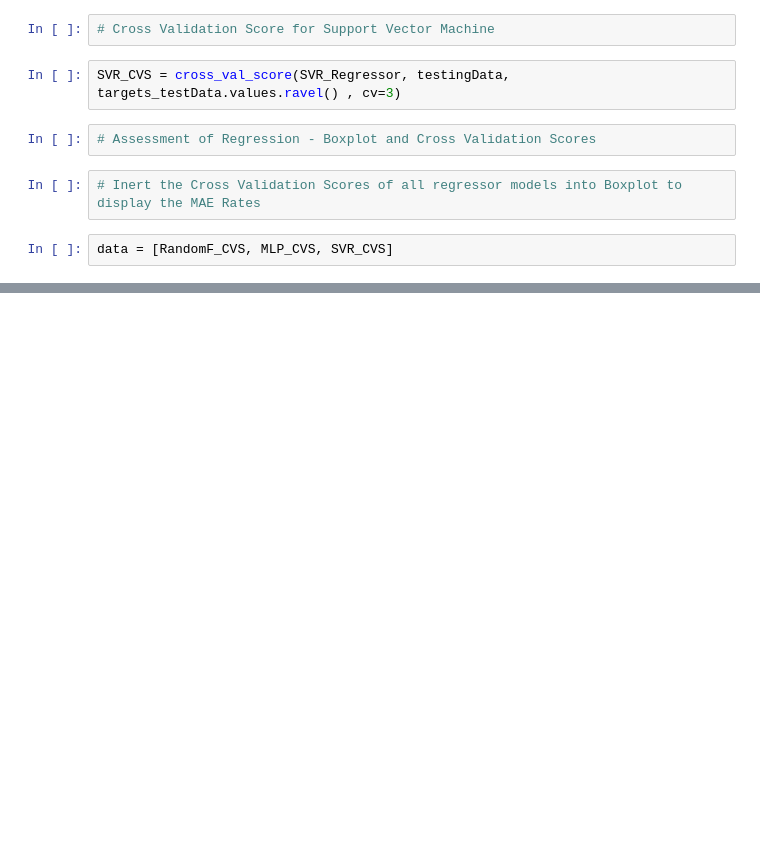
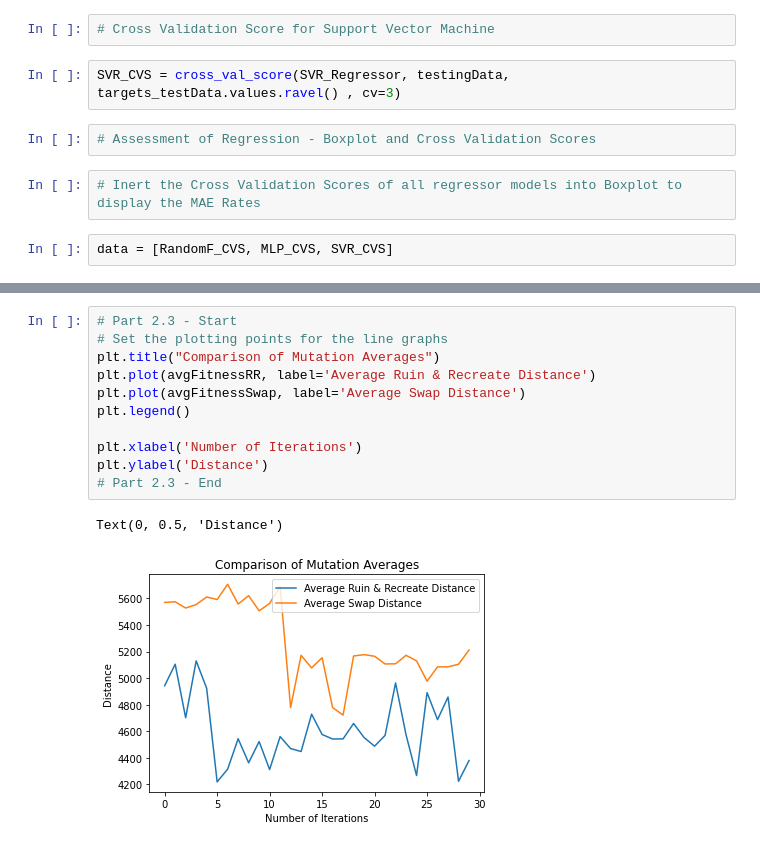
Before and after one commit to caleb-long19/COMP2002_Machine-Learning-and-Optimisation, a Jupyter notebook: COMP2002 - Machine Learning and Optimisation Assignment.ipynb, the cells around one changed output, grey strips where cells are left out. Saved outputs shown, nothing was run; the diff lists cells and outputs as text; blank space fills up the shorter version.

```diff
--- a/COMP2002 - Machine Learning and Optimisation Assignment.ipynb
+++ b/COMP2002 - Machine Learning and Optimisation Assignment.ipynb
@@ -305,0 +407,14 @@ ranRoute = random.shuffle(routeArray)
+# %%
+# Part 2.3 - Start
+# Set the plotting points for the line graphs
+plt.title("Comparison of Mutation Averages")
+plt.plot(avgFitnessRR, label='Average Ruin & Recreate Distance')
+plt.plot(avgFitnessSwap, label='Average Swap Distance')
+plt.legend()
+
+plt.xlabel('Number of Iterations')
+plt.ylabel('Distance')
+# Part 2.3 - End
+# %% [output]
+Text(0, 0.5, 'Distance')
+[figure, added]
```
Also changed, not shown: parts of 33 cells of this notebook, 3 other files.
